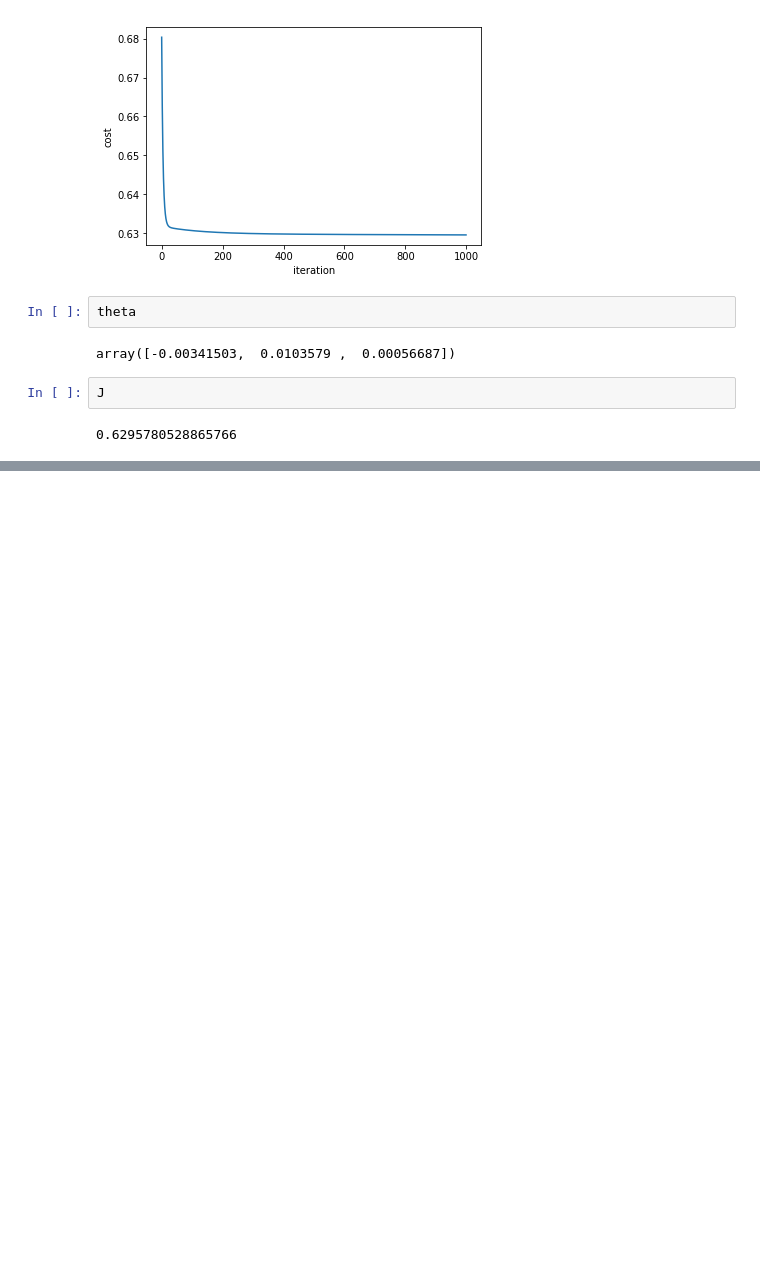
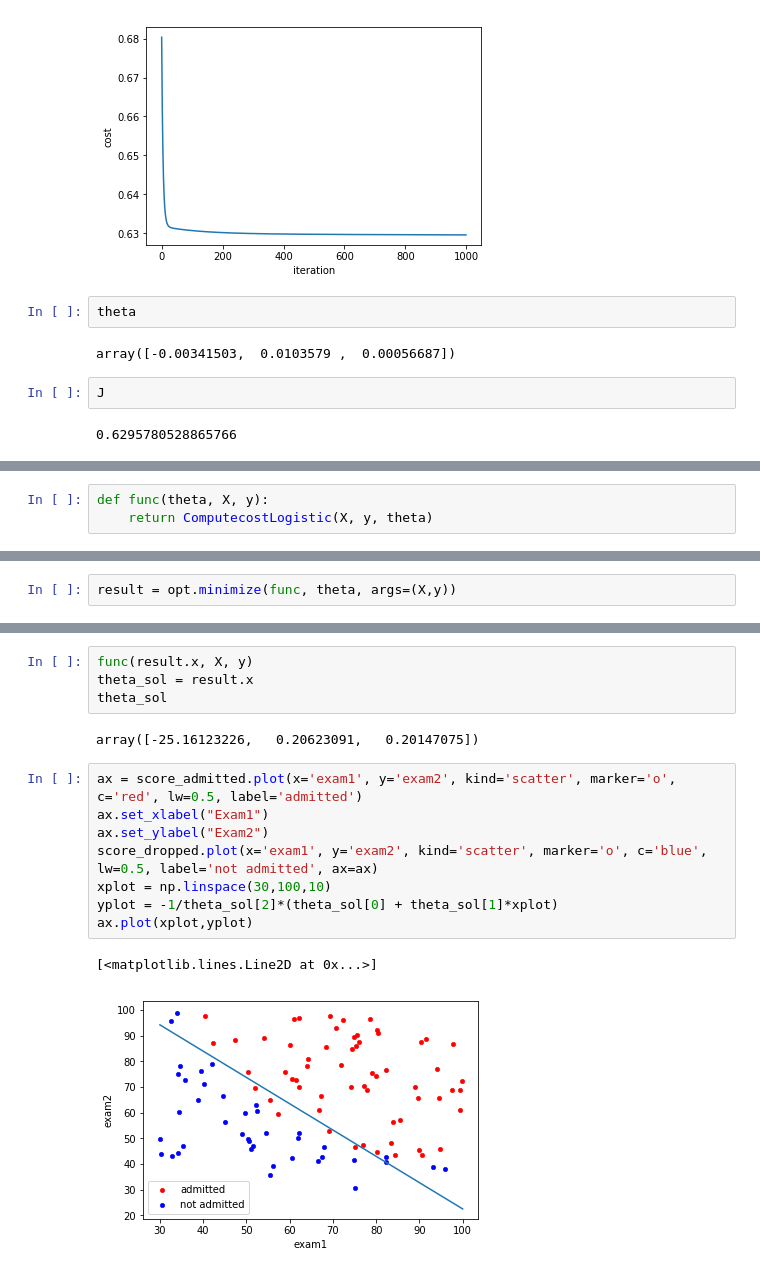
Before and after one commit to fmflake/Andrew_ML_HW, a Jupyter notebook: hw2/ex2.ipynb, the cells around one changed output, grey strips where cells are left out. Saved outputs shown, nothing was run; the diff lists cells and outputs as text; blank space fills up the shorter version.

Commit message:
Use scipy optimizer to find theta

```diff
--- a/hw2/ex2.ipynb
+++ b/hw2/ex2.ipynb
@@ -179,0 +141,3 @@ ax.plot_surface(P,Q,J_vals,cmap='coolwarm')
+# %%
+def func(theta, X, y):
+    return ComputecostLogistic(X, y, theta)
@@ -179,0 +148,2 @@ ax.plot_surface(P,Q,J_vals,cmap='coolwarm')
+# %%
+result = opt.minimize(func, theta, args=(X,y))
@@ -179,0 +165,17 @@ ax.plot_surface(P,Q,J_vals,cmap='coolwarm')
+# %%
+func(result.x, X, y)
+theta_sol = result.x
+theta_sol
+# %% [output]
+array([-25.16123226,   0.20623091,   0.20147075])
+# %%
+ax = score_admitted.plot(x='exam1', y='exam2', kind='scatter', marker='o', c='red', lw=0.5, label='admitted')
+ax.set_xlabel("Exam1")
+ax.set_ylabel("Exam2")
+score_dropped.plot(x='exam1', y='exam2', kind='scatter', marker='o', c='blue', lw=0.5, label='not admitted', ax=ax)
+xplot = np.linspace(30,100,10)
+yplot = -1/theta_sol[2]*(theta_sol[0] + theta_sol[1]*xplot)
+ax.plot(xplot,yplot)
+# %% [output]
+[<matplotlib.lines.Line2D at 0x...>]
+[figure, added]
```
Also changed, not shown: parts of 23 cells of this notebook.
